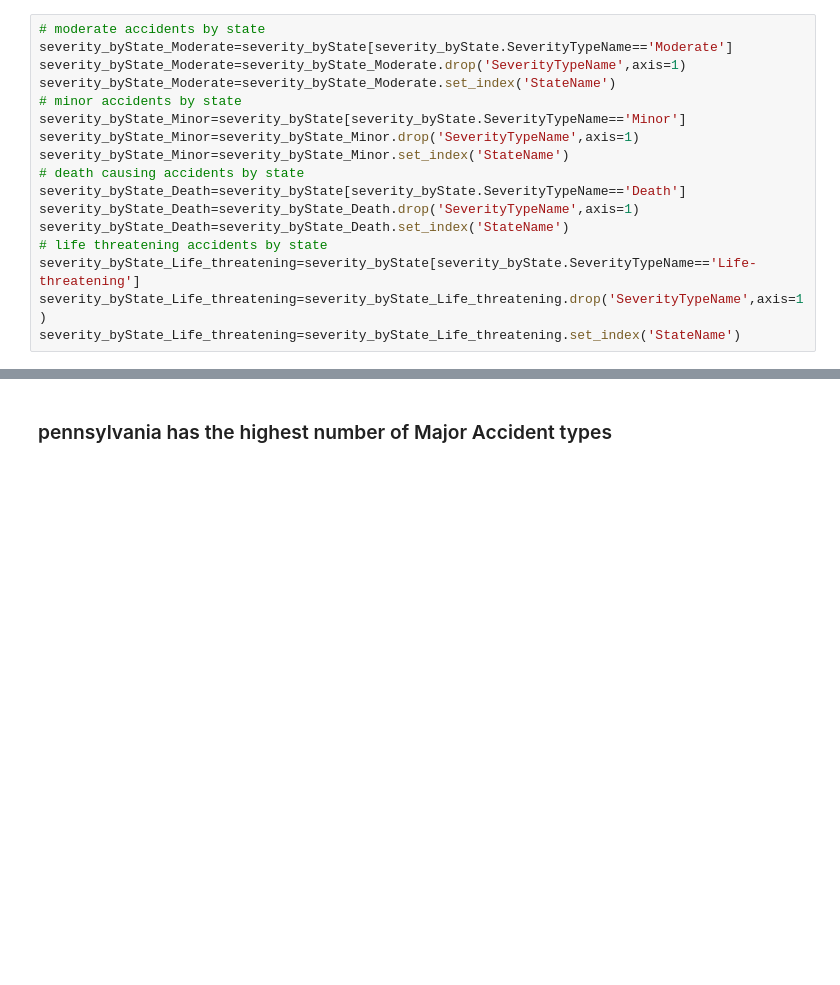
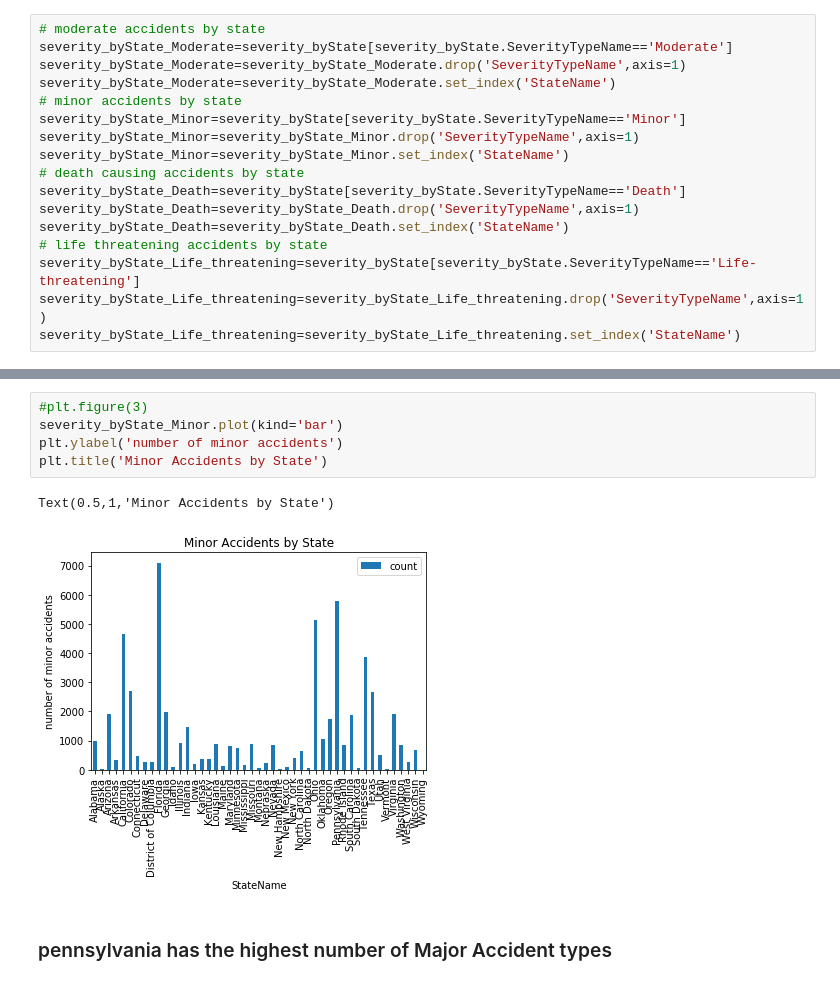
Before and after one commit to asidamo/Auto-Insuruance-finding-the-at-fault-party-with-claims-nlp, a Jupyter notebook: DQ_9amanuel.ipynb, the cells around one changed output, grey strips where cells are left out. Drawn from its saved outputs; the diff is of its cells as text; blank space fills up the shorter version.

```diff
--- a/DQ_9amanuel.ipynb
+++ b/DQ_9amanuel.ipynb
@@ -116,3 +189,11 @@ plt.title('Death Accidents by State')
+# %%
+#plt.figure(3)
+severity_byState_Minor.plot(kind='bar')
+plt.ylabel('number of minor accidents')
+plt.title('Minor Accidents by State')
+# %% [output]
+Text(0.5,1,'Minor Accidents by State')
+[figure, added]
 # %% [markdown]
 ### pennsylvania has the highest number of Major Accident types
 # %%
```
Also changed, not shown: parts of 35 cells of this notebook.
